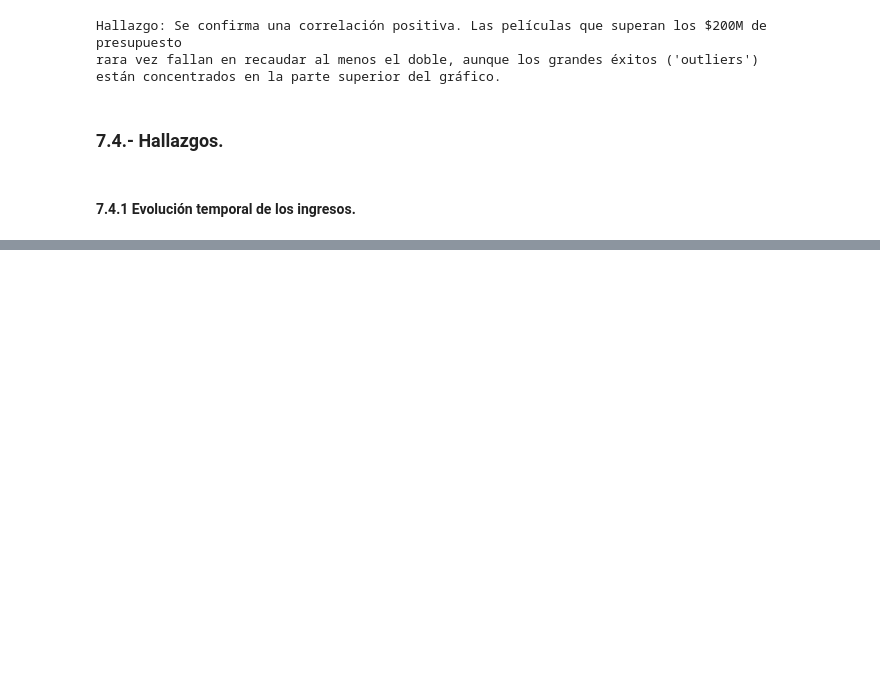
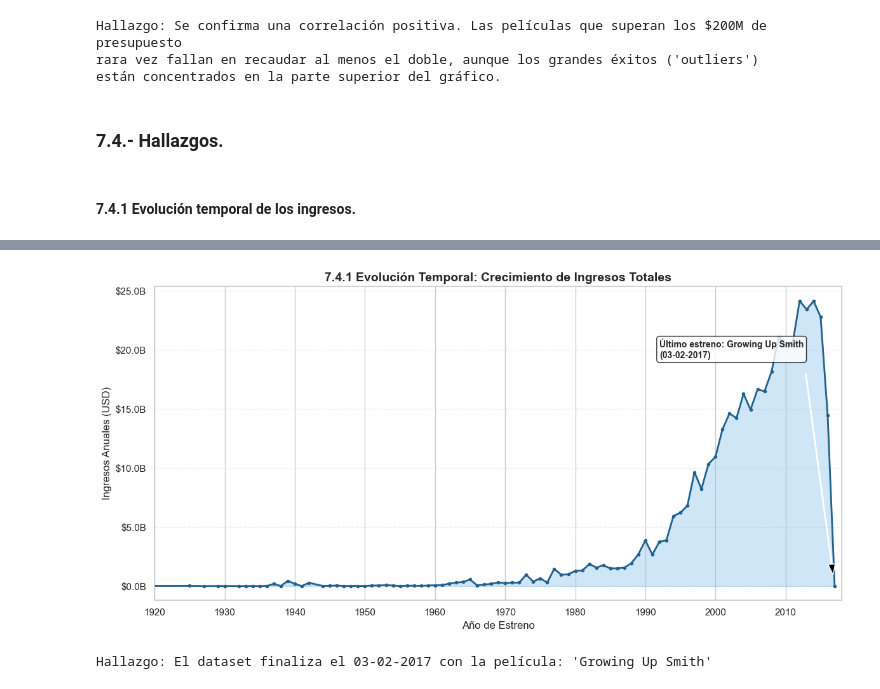
Before and after one commit to CesaReveron/An-lisis-de-Dataset-5000-Peliculas, a Jupyter notebook: analisis_previo.ipynb, the cells around one changed output, grey strips where cells are left out. Drawn from its saved outputs; the diff is of its cells as text; code cells hidden in the pictures; blank space fills up the shorter version.

```diff
--- a/analisis_previo.ipynb
+++ b/analisis_previo.ipynb
@@ -494,0 +451,47 @@ Se observa un crecimiento constante en los ingresos totales del cine desde los a
+# %%
+import matplotlib.ticker as ticker
+
+# 1. Preparación de los datos (Esto corrige el error de "not defined")
+col_fecha = 'fecha_estreno' if 'fecha_estreno' in df.columns else 'release_date'
+df[col_fecha] = pd.to_datetime(df[col_fecha])
+df['anio_estreno'] = df[col_fecha].dt.year
+
+# Calculamos la variable que faltaba
+evolucion_ingresos = df.groupby('anio_estreno')['ingresos' if 'ingresos' in df.columns else 'revenue'].sum()
+
+# 2. Identificar última fecha para la anotación
+ultima_fecha = df[col_fecha].max()
+fecha_formateada = ultima_fecha.strftime('%d-%m-%Y')
+nombre_ultima = df.loc[df[col_fecha] == ultima_fecha, 'titulo' if 'titulo' in df.columns else 'title'].iloc[0]
+
+# 3. Configurar el gráfico
+plt.figure(figsize=(12, 6))
+
+# Dibujamos el área y la línea
+plt.fill_between(evolucion_ingresos.index, evolucion_ingresos.values, color='#85C1E9', alpha=0.4)
+plt.plot(evolucion_ingresos.index, evolucion_ingresos.values, color='#21618C', linewidth=2, marker='o', markersize=3)
+
+# --- ANOTACIÓN DE LA ÚLTIMA FECHA ---
+plt.annotate(f'Último estreno: {nombre_ultima}\n({fecha_formateada})',
+             xy=(ultima_fecha.year, evolucion_ingresos.get(ultima_fecha.year, 0)),
+             xytext=(ultima_fecha.year - 25, evolucion_ingresos.max() * 0.8),
+             arrowprops=dict(facecolor='black', shrink=0.05, width=1, headwidth=8),
+             fontsize=10, fontweight='bold', bbox=dict(boxstyle="round,pad=0.3", fc="white", ec="black", alpha=0.8))
+
+# --- FORMATEO ---
+plt.gca().yaxis.set_major_formatter(ticker.FuncFormatter(lambda x, p: f'${x*1e-9:.1f}B'))
+plt.gca().xaxis.set_major_locator(ticker.MultipleLocator(10))
+
+plt.title('7.4.1 Evolución Temporal: Crecimiento de Ingresos Totales', fontsize=14, fontweight='bold')
+plt.xlabel('Año de Estreno')
+plt.ylabel('Ingresos Anuales (USD)')
+plt.grid(axis='y', linestyle='--', alpha=0.3)
+plt.xlim(1920, ultima_fecha.year + 1)
+
+plt.tight_layout()
+plt.show()
+
+print(f"Hallazgo: El dataset finaliza el {fecha_formateada} con la película: '{nombre_ultima}'")
+# %% [output]
+[figure, added]
+Hallazgo: El dataset finaliza el 03-02-2017 con la película: 'Growing Up Smith'
```
Also changed, not shown: parts of 1 cell of this notebook.
